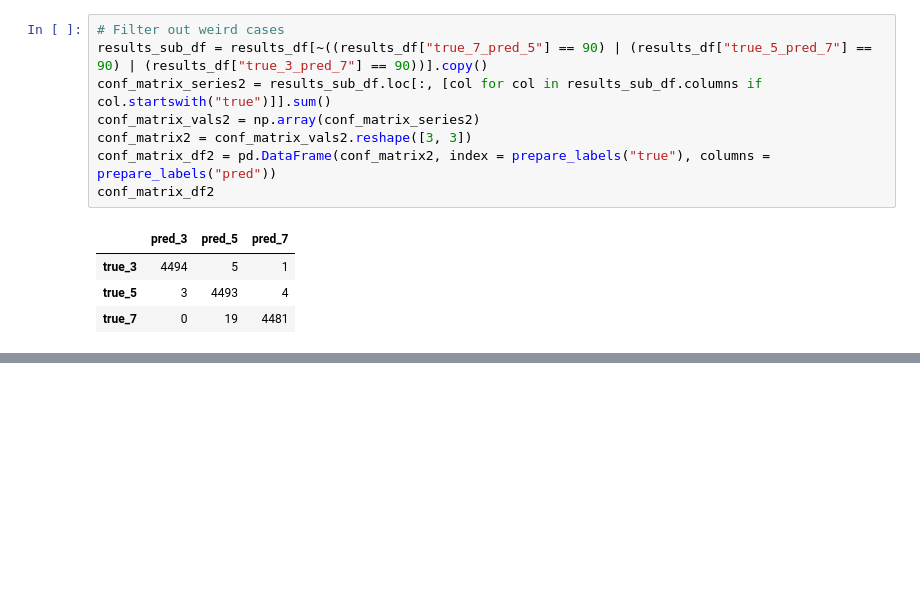
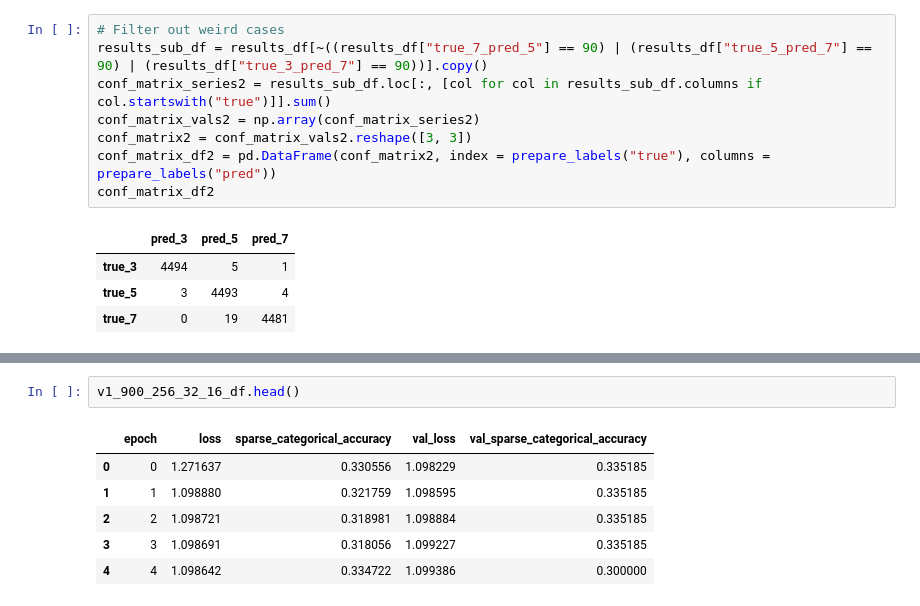
Before and after one commit to paldynaagata/Recognition-of-the-Wigner-caustic-of-ovals, a Jupyter notebook: images_classification/notebooks/vgg16_results_analysis.ipynb, the cells around one changed output, grey strips where cells are left out. Drawn from its saved outputs; the diff is of its cells as text; blank space fills up the shorter version.

```diff
--- a/images_classification/notebooks/vgg16_results_analysis.ipynb
+++ b/images_classification/notebooks/vgg16_results_analysis.ipynb
@@ -242,0 +213,9 @@ conf_matrix_df2
+# %%
+v1_900_256_32_16_df.head()
+# %% [output]
+|  | epoch | loss | sparse_categorical_accuracy | val_loss | val_sparse_categorical_accuracy |
+| 0 | 0 | 1.271637 | 0.330556 | 1.098229 | 0.335185 |
+| 1 | 1 | 1.098880 | 0.321759 | 1.098595 | 0.335185 |
+| 2 | 2 | 1.098721 | 0.318981 | 1.098884 | 0.335185 |
+| 3 | 3 | 1.098691 | 0.318056 | 1.099227 | 0.335185 |
+| 4 | 4 | 1.098642 | 0.334722 | 1.099386 | 0.300000 |
```
Also changed, not shown: parts of 11 cells of this notebook.
